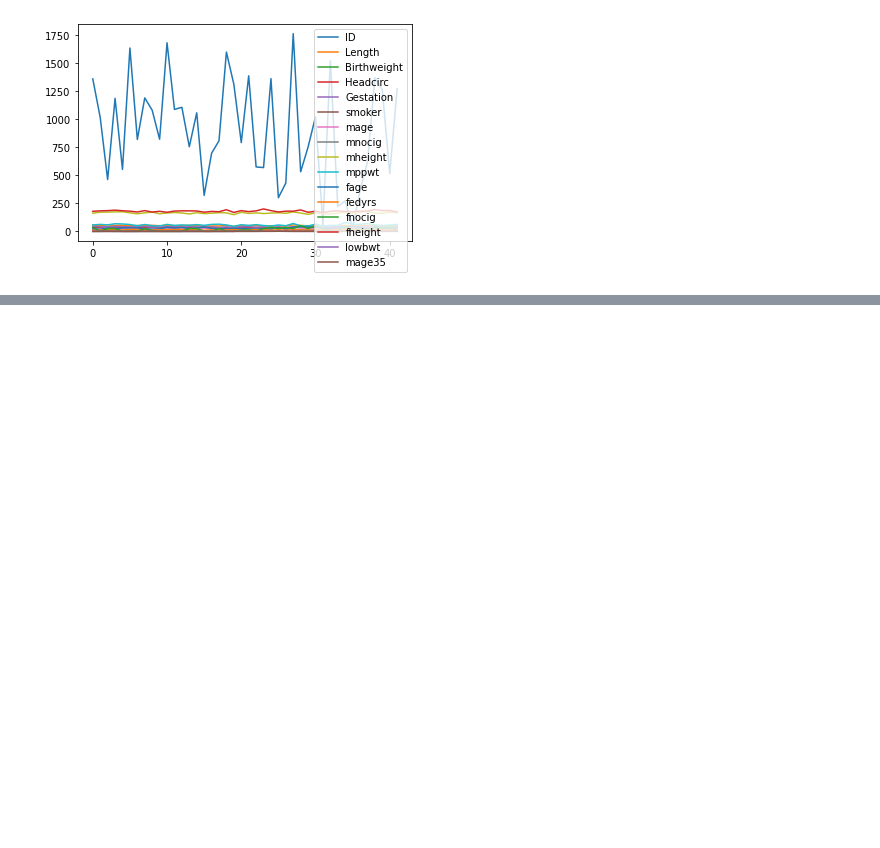
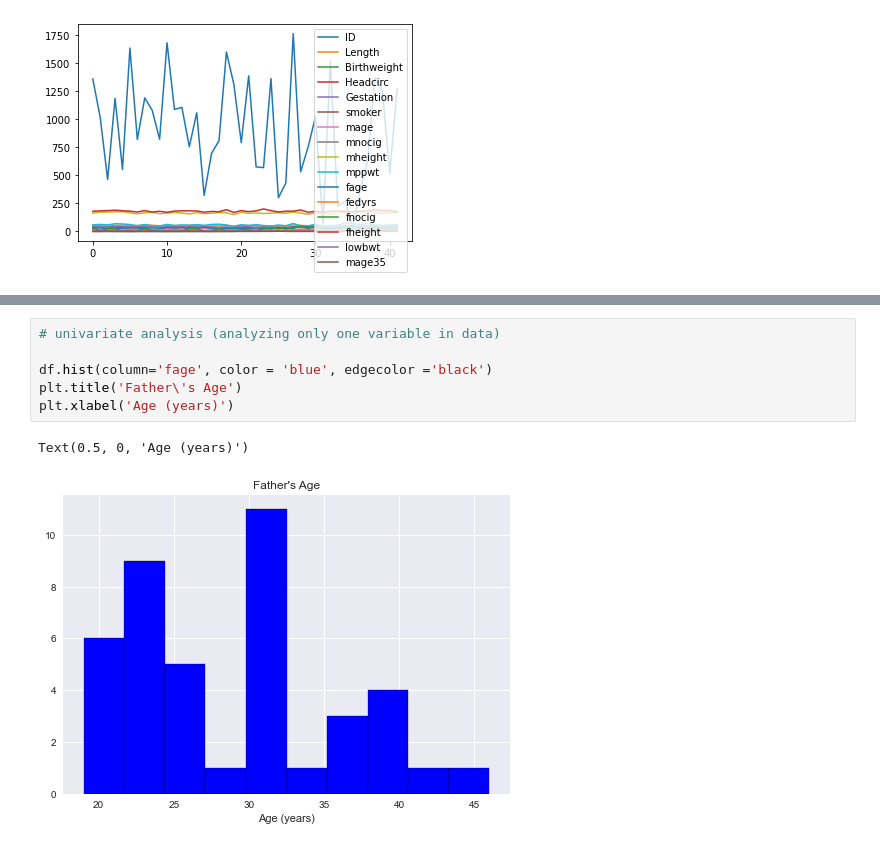
Before and after one commit to hiimfam/data-project, a Jupyter notebook: main.ipynb, the cells around one changed output, grey strips where cells are left out. Saved outputs shown, nothing was run; the diff lists cells and outputs as text; blank space fills up the shorter version.

```diff
--- a/main.ipynb
+++ b/main.ipynb
@@ -86,0 +95,9 @@ plt.show()
+# %%
+# univariate analysis (analyzing only one variable in data)
+
+df.hist(column='fage', color = 'blue', edgecolor ='black')
+plt.title('Father\'s Age')
+plt.xlabel('Age (years)')
+# %% [output]
+Text(0.5, 0, 'Age (years)')
+[figure, added]
```
Also changed, not shown: parts of 9 cells of this notebook.
